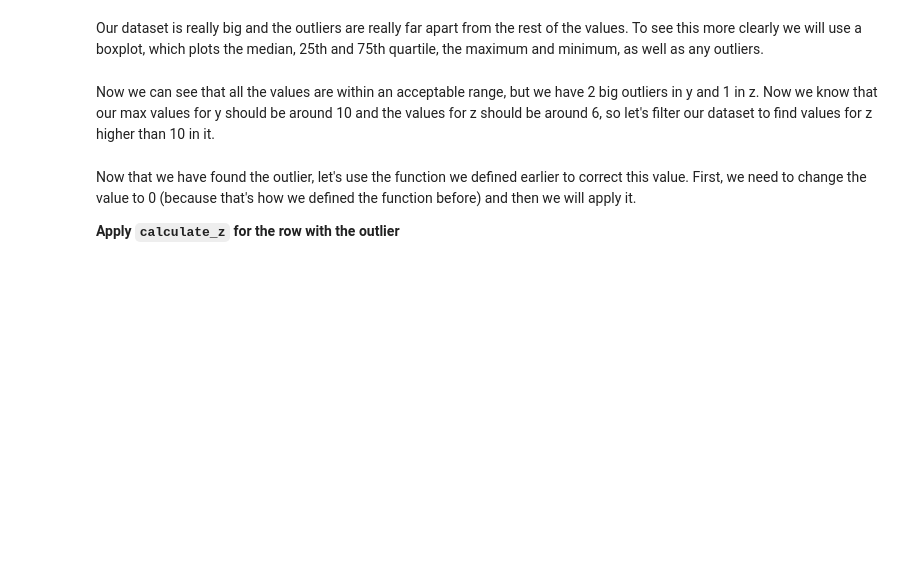
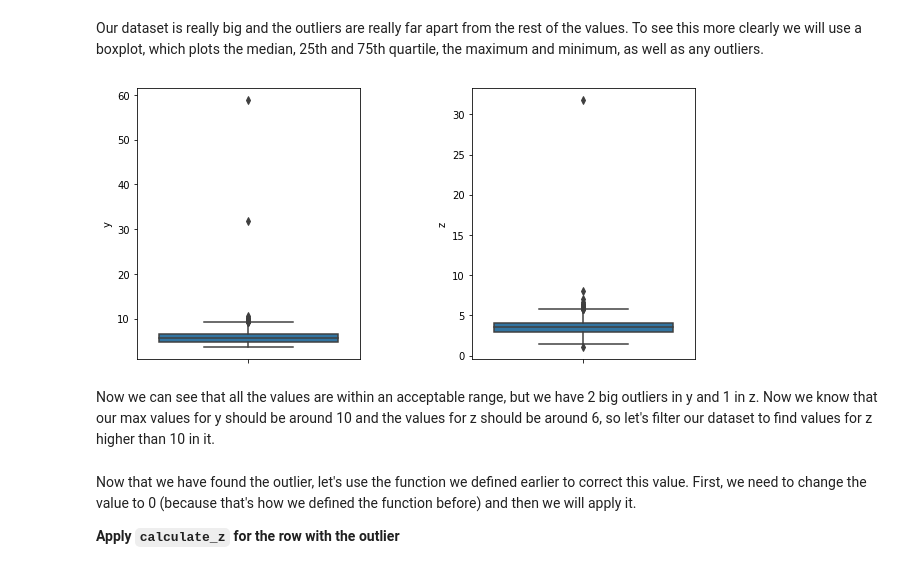
Before and after one commit to ta-data-lis/M2-mini-project1, a Jupyter notebook: 1.-Data Cleaning.ipynb, the cells around one changed output. Drawn from its saved outputs; the diff is of its cells as text; code cells hidden in the pictures; blank space fills up the shorter version.

```diff
--- a/1.-Data Cleaning.ipynb
+++ b/1.-Data Cleaning.ipynb
@@ -74,0 +122,6 @@ It makes sense to do the same with the `color` column.
+# %%
+# doing the same for cut:
+cut = ['Fair', 'Good', 'Very Good', 'Premium', 'Ideal']
+cuts = list(zip(cut,range(6)))
+data['cut'] = data['cut'].apply(lambda x: sum([v if x == s else 0 for s,v in cuts]))
+data
@@ -118,2 +247,6 @@ For those 12 rows, we will create a function that applies the formula given in t
+# %%
+#your code here
+def calculate_z(d,x,y):
+    return d*(x+y)/2/100
 # %% [markdown]
 **Apply it just to the rows with incorrect values**
@@ -121,0 +253,5 @@ For those 12 rows, we will create a function that applies the formula given in t
+# %%
+#your code here
+data['z'] = np.where(((data['z'] == 0) & (data['x'] != 0)),
+                     calculate_z(data['depth'], data['x'], data['y']), data['z'])
+data[data['z'] == 0]
@@ -130,3 +274,8 @@ To replace them we can use the pandas .replace() method and np.NaN.
+# %%
+#your code here
+data['z'] = data['z'].replace(0, np.NaN)
+data['x'] = data['x'].replace(0, np.NaN)
+data['y'] = data['y'].replace(0, np.NaN)
 # %% [markdown]
 Let's check the data again with the `describe()` method.
 # %%
@@ -159,8 +366,10 @@ Our dataset is really big and the outliers are really far apart from the rest of
 # %%
 #Run this code
 fig, ax = plt.subplots(1,2, figsize=(10, 5))
-sns.boxplot(y=diamonds.y, ax=ax[0])
-sns.boxplot(y=diamonds.z, ax=ax[1])
+sns.boxplot(y=data.y, ax=ax[0])
+sns.boxplot(y=data.z, ax=ax[1])
 plt.subplots_adjust(wspace=0.5)
+# %% [output]
+[figure, added]
 # %% [markdown]
 Now we can see that all the values are within an acceptable range, but we have 2 big outliers in y and 1 in z. Now we know that our max values for y should be around 10 and the values for z should be around 6, so let's filter our dataset to find values for z higher than 10 in it.
```
Also changed, not shown: parts of 39 cells of this notebook, 1 other file.
